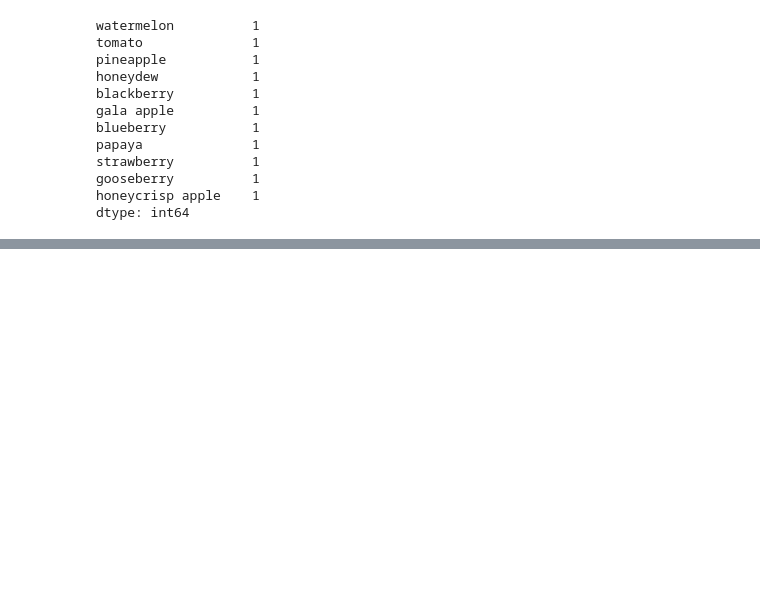
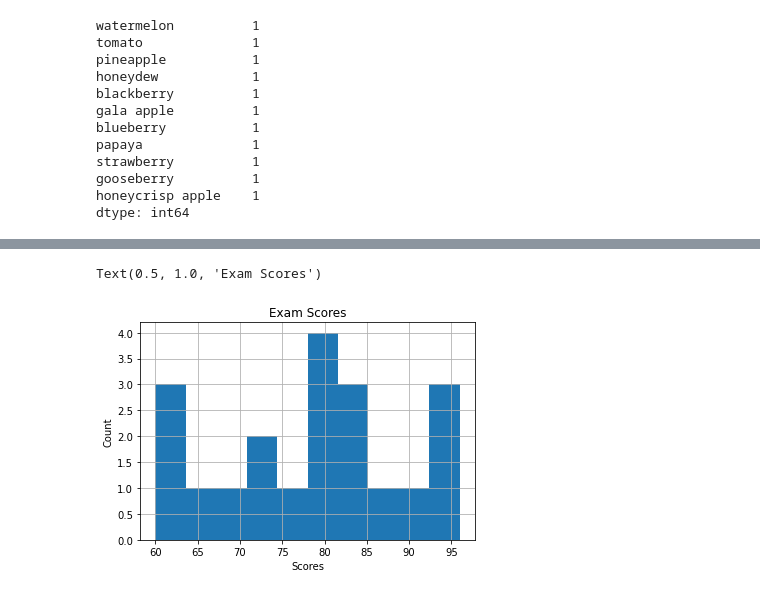
Before and after one commit to lupeluna/numpy-pandas-visualization-exercises, a Jupyter notebook: pandas_series.ipynb, the cells around one changed output, grey strips where cells are left out. Drawn from its saved outputs; the diff is of its cells as text; code cells hidden in the pictures; blank space fills up the shorter version.

```diff
--- a/pandas_series.ipynb
+++ b/pandas_series.ipynb
@@ -147,0 +469,3 @@ dtype: int64
+# %%
+exam_scores = pd.Series([60, 86, 75, 62, 93, 71, 60, 83, 95, 78, 65, 72, 69,
+                         81, 96, 80, 85, 92, 82, 78])
@@ -147,0 +499,9 @@ dtype: int64
+# %%
+# hist method within Panda Series
+ax = exam_scores.hist()
+ax.set_xlabel('Scores')
+ax.set_ylabel('Count')
+ax.set_title('Exam Scores')
+# %% [output]
+Text(0.5, 1.0, 'Exam Scores')
+[figure, added]
```
Also changed, not shown: parts of 70 cells of this notebook.
